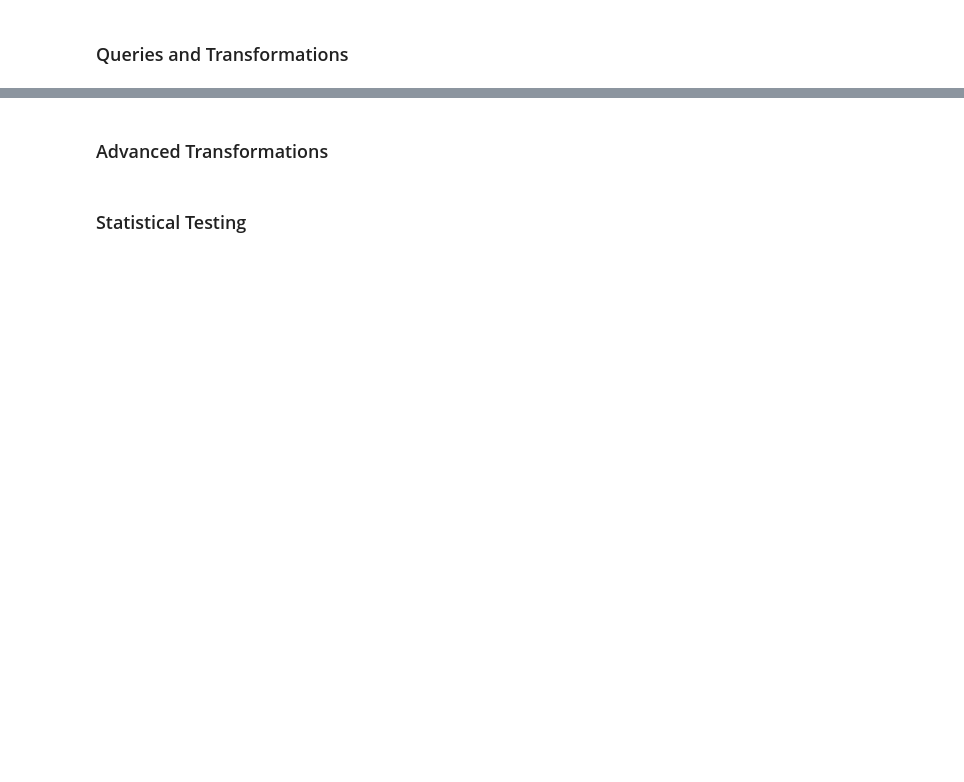
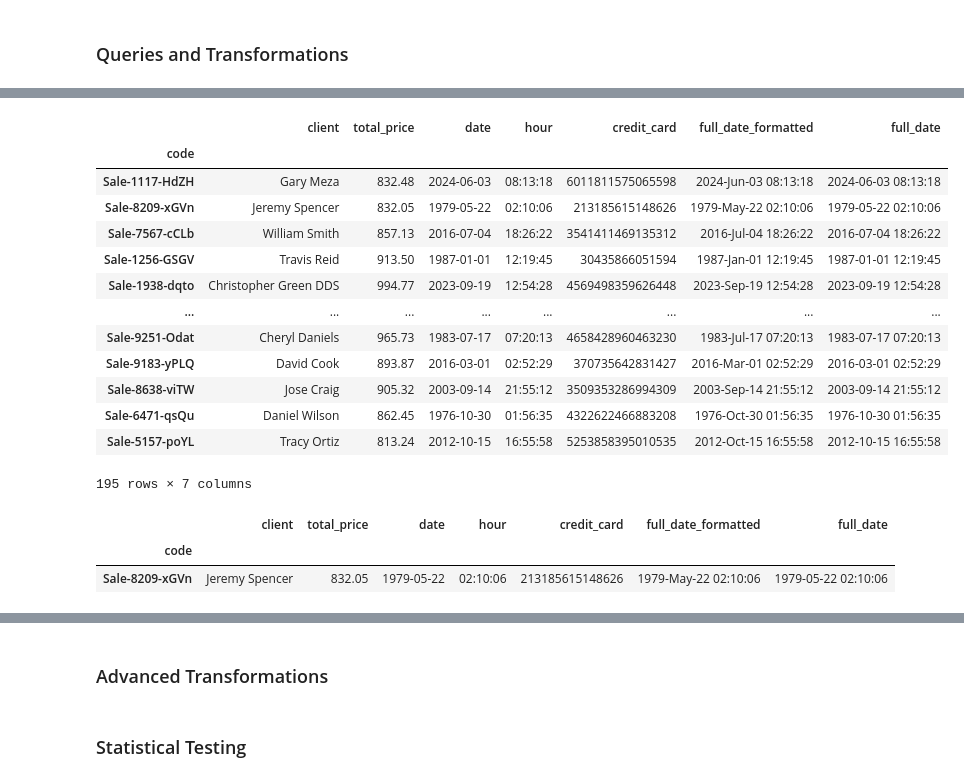
Before and after one commit to NicoG2023/Data_Science_Introduction, a Jupyter notebook: Classes/Pandas.ipynb, the cells around one changed output, grey strips where cells are left out. Saved outputs shown, nothing was run; the diff lists cells and outputs as text; code cells hidden in the pictures; blank space fills up the shorter version.

```diff
--- a/Classes/Pandas.ipynb
+++ b/Classes/Pandas.ipynb
@@ -118,2 +384,6 @@ For more information on __pandas DataFrame__, refer to the [official pandas docu
 # %%
 # converting a column from datetime to a timestamp with timestamp()
+sales_df['timestamp'] = sales_df['full_date'].apply(lambda x: x.timestamp())
+sales_df['timestamp'] = sales_df['timestamp'].astype('int64')
+sales_df.head()
+#print(sales_df.info())
@@ -120,2 +428,6 @@ For more information on __pandas DataFrame__, refer to the [official pandas docu
 # %% [markdown]
 ### Queries and Transformations
+# %%
+#drop a column
+sales_df = sales_df.drop(columns=['full_date', 'timestamp'], axis=1)
+sales_df.head()
@@ -121,0 +442,4 @@ For more information on __pandas DataFrame__, refer to the [official pandas docu
+# %%
+#drop a row
+sales_df = sales_df.drop(index='Sale-8141-KGOb')
+sales_df.head()
@@ -126,2 +500,6 @@ For more information on __pandas DataFrame__, refer to the [official pandas docu
 # %%
 # query a dataframe by row with iloc
+sales_df['full_date'] = pd.to_datetime(sales_df['full_date_formatted'])
+sales_date_ordered_df = sales_df.sort_values(by=['full_date', 'credit_card'], ascending=False)
+sales_date_ordered_df.iloc[:3]
+#sales_date_ordered_df.head()
@@ -128,4 +512,26 @@ For more information on __pandas DataFrame__, refer to the [official pandas docu
 # %%
 # query a dataframe using a boolean mask
+sales_df[sales_df['total_price'] > 800]
+# %% [output]
+|  | client | total_price | date | hour | credit_card | full_date_formatted | full_date |
+| code |  |  |  |  |  |  |  |
+| Sale-1117-HdZH | Gary Meza | 832.48 | 2024-06-03 | 08:13:18 | 6011811575065598 | 2024-Jun-03 08:13:18 | 2024-06-03 08:13:18 |
+| Sale-8209-xGVn | Jeremy Spencer | 832.05 | 1979-05-22 | 02:10:06 | 213185615148626 | 1979-May-22 02:10:06 | 1979-05-22 02:10:06 |
+| Sale-7567-cCLb | William Smith | 857.13 | 2016-07-04 | 18:26:22 | 3541411469135312 | 2016-Jul-04 18:26:22 | 2016-07-04 18:26:22 |
+| Sale-1256-GSGV | Travis Reid | 913.50 | 1987-01-01 | 12:19:45 | 30435866051594 | 1987-Jan-01 12:19:45 | 1987-01-01 12:19:45 |
+| Sale-1938-dqto | Christopher Green DDS | 994.77 | 2023-09-19 | 12:54:28 | 4569498359626448 | 2023-Sep-19 12:54:28 | 2023-09-19 12:54:28 |
+| ... | ... | ... | ... | ... | ... | ... | ... |
+| Sale-9251-Odat | Cheryl Daniels | 965.73 | 1983-07-17 | 07:20:13 | 4658428960463230 | 1983-Jul-17 07:20:13 | 1983-07-17 07:20:13 |
+| Sale-9183-yPLQ | David Cook | 893.87 | 2016-03-01 | 02:52:29 | 370735642831427 | 2016-Mar-01 02:52:29 | 2016-03-01 02:52:29 |
+| Sale-8638-viTW | Jose Craig | 905.32 | 2003-09-14 | 21:55:12 | 3509353286994309 | 2003-Sep-14 21:55:12 | 2003-09-14 21:55:12 |
+| Sale-6471-qsQu | Daniel Wilson | 862.45 | 1976-10-30 | 01:56:35 | 4322622466883208 | 1976-Oct-30 01:56:35 | 1976-10-30 01:56:35 |
+| Sale-5157-poYL | Tracy Ortiz | 813.24 | 2012-10-15 | 16:55:58 | 5253858395010535 | 2012-Oct-15 16:55:58 | 2012-10-15 16:55:58 |
+195 rows × 7 columns
 # %%
 # query a dataframe using query()
+sales_df.query('total_price > 800')
+sales_df.query('total_price > 800 and client == "Jeremy Spencer"')
+# %% [output]
+|  | client | total_price | date | hour | credit_card | full_date_formatted | full_date |
+| code |  |  |  |  |  |  |  |
+| Sale-8209-xGVn | Jeremy Spencer | 832.05 | 1979-05-22 | 02:10:06 | 213185615148626 | 1979-May-22 02:10:06 | 1979-05-22 02:10:06 |
```
Also changed, not shown: parts of 35 cells of this notebook, 5 other files.
